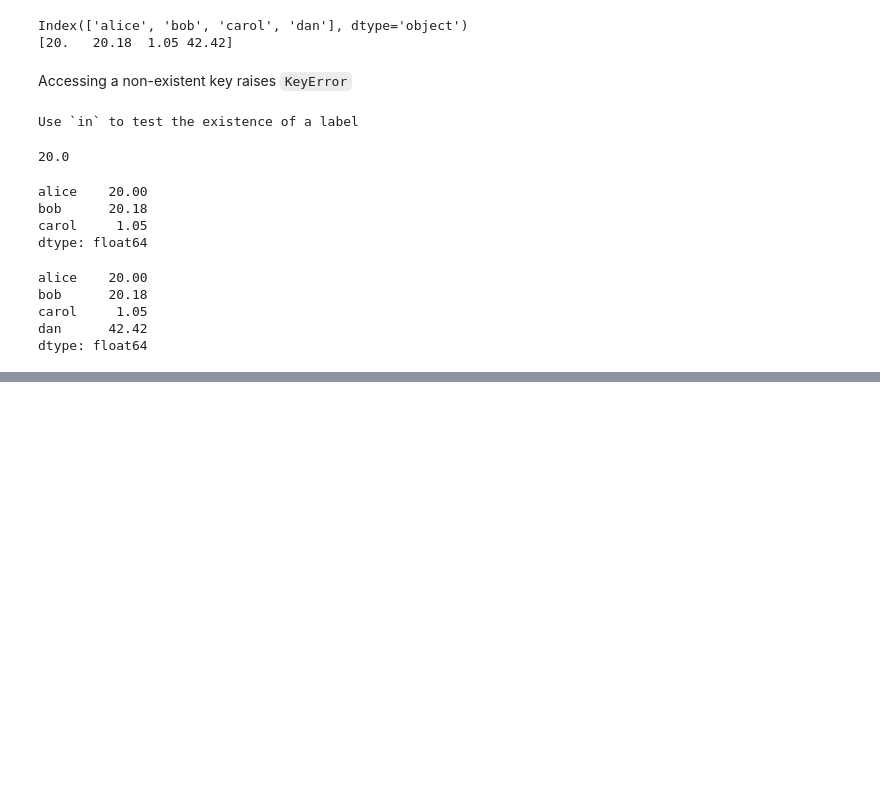
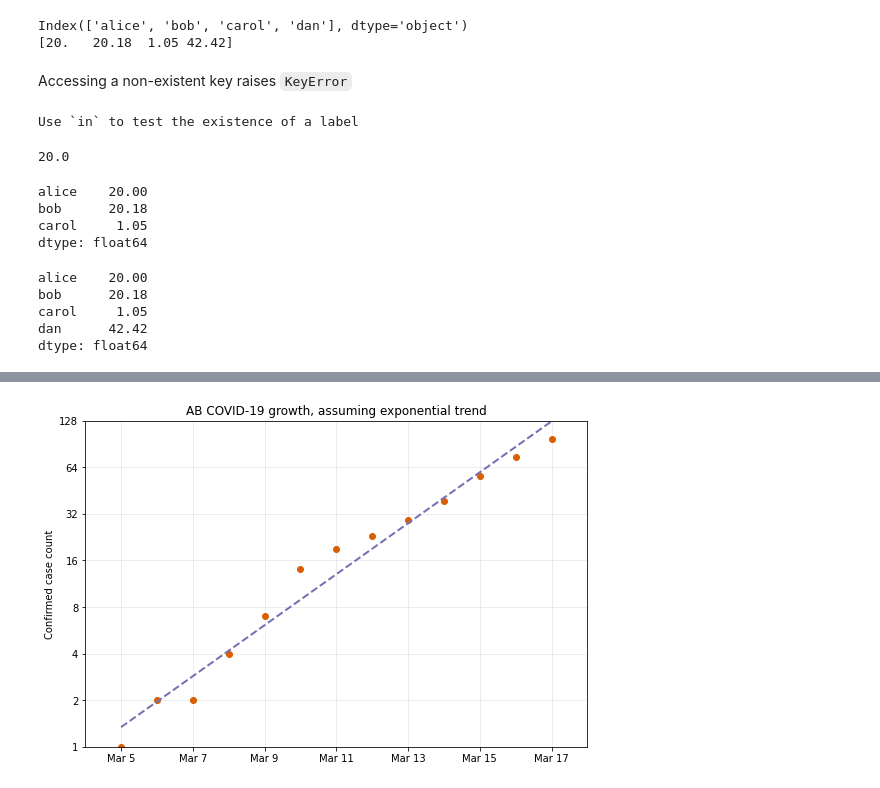
Before and after one commit to Crossroadsman/python-notes, a Jupyter notebook: libraries/pandas/Pandas.ipynb, the cells around one changed output, grey strips where cells are left out. Drawn from its saved outputs; the diff is of its cells as text; code cells hidden in the pictures; blank space fills up the shorter version.

```diff
--- a/libraries/pandas/Pandas.ipynb
+++ b/libraries/pandas/Pandas.ipynb
@@ -135,0 +359,2 @@ dtype: float64
+# %%
+filename = 'data.csv'
@@ -135,0 +370,4 @@ dtype: float64
+# %%
+#cases = pd.read_csv(filename, index_col=0, parse_dates=['Date'])
+cases = pd.read_csv(filename, parse_dates=['Date'])
+print(cases)
@@ -135,0 +399,4 @@ dtype: float64
+# %%
+# Remove the blank final row
+cases = cases.iloc[0:-1,0:]
+print(cases)
@@ -135,0 +489,59 @@ dtype: float64
+# %%
+# Replicating Dr. Drang's plot from
+# https://leancrew.com/all-this/2020/03/exponential-growth-and-log-scales/
+
+# Add Required Data to Table
+# --------------------------
+# Extend the table with base-2 log of the case count
+cases['Log2Count'] = np.log2(cases.Cumulative)
+
+# We can only do the following date math if we imported the date as a data column
+# Extend the table with the day number
+firstDate = cases.Date[0]
+cases['Days'] = (cases.Date - firstDate).dt.days
+
+# Extend the table with the best exponential fit
+from scipy.stats import linregress
+lr = linregress(cases.Days, cases.Log2Count)
+cases['Fit'] = 2 ** (lr.intercept + lr.slope * cases.Days)
+
+print(cases)
+
+# Construct Plot
+# --------------
+import matplotlib.pyplot as plt
+fig, ax = plt.subplots(figsize=(9,6))
+plt.yscale('log', basey=2)
+ax.plot(cases.Days, cases.Cumulative, 'o', color='#d95f02', lw=1)
+ax.plot(cases.Days, cases.Fit, '--', color='#7570b3', lw=2)
+
+# Determine ticks etc
+from math import log2, ceil
+yStart = 1
+coordMax = log2(cases.Cumulative.max()/yStart)
+expMax = ceil(coordMax)
+yAdd = .4142*yStart*2**expMax if expMax - coordMax < .1 else 0
+yMax = yStart * (2 ** expMax) + yAdd
+plt.ylim(ymin=yStart, ymax=yMax)
+majors = np.array([ yStart * 2 ** i for i in range(expMax+1) ])
+ax.set_yticks(majors)
+ax.set_yticklabels(majors)
+
+from datetime import timedelta
+dateTickFreq = 2
+dMax = cases.Days.max()
+xAdd = 2 if cases.Days.max() % dateTickFreq else 1
+plt.xlim(xmin=-1, xmax=dMax + 1)
+ax.set_xticks([ x for x in range(0, dMax+xAdd, dateTickFreq) ])
+dates = [ (firstDate.date() + timedelta(days=x)).strftime('%b %-d') for x in range(0, dMax+xAdd, dateTickFreq)]
+ax.set_xticklabels(dates)
+ax.grid(linewidth=.5, which='major', color='#ddd', linestyle='-')
+
+
+# Add labels/title
+title = 'AB COVID-19 growth, assuming exponential trend'
+plt.title(title)
+plt.ylabel('Confirmed case count')
+
+plt.show()
+# %% [output]
@@ -135,0 +562 @@ dtype: float64
+[figure, added]
```
Also changed, not shown: parts of 40 cells of this notebook, 2 other files.
